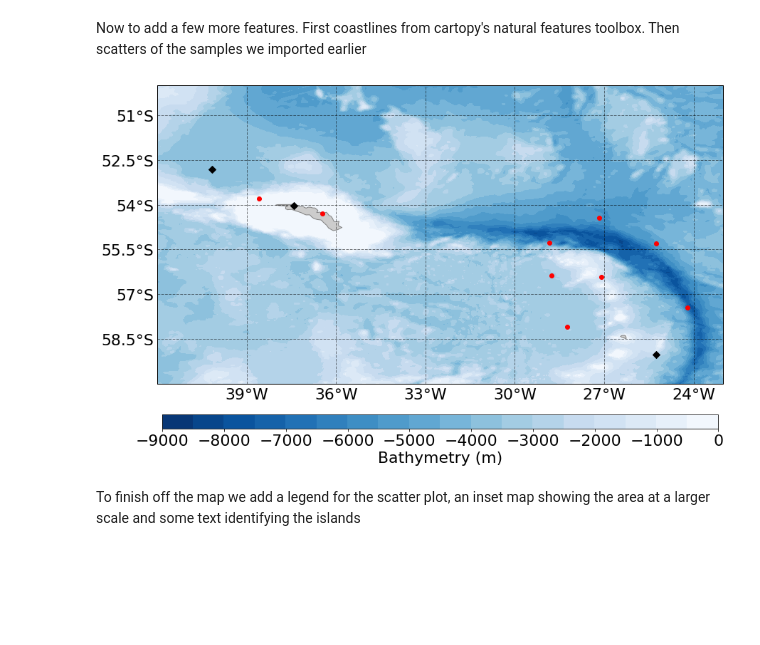
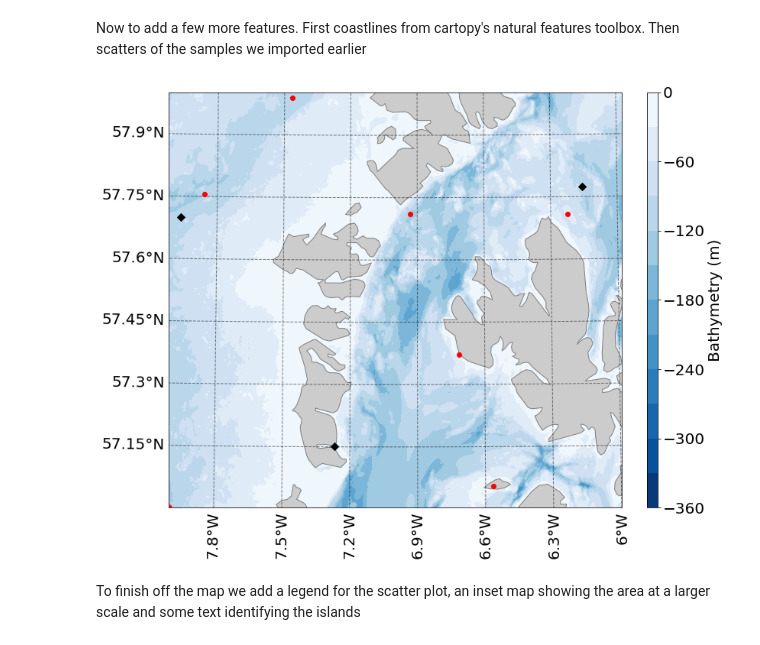
Before and after one commit to callumrollo/cartopy-basemap, a Jupyter notebook: cartopy_ex.ipynb, the cells around one changed output. Saved outputs shown, nothing was run; the diff lists cells and outputs as text; code cells hidden in the pictures; blank space fills up the shorter version.

Commit message:
move to Scotland. Show different coastline resolutions

```diff
--- a/cartopy_ex.ipynb
+++ b/cartopy_ex.ipynb
@@ -86,5 +53,5 @@ To save space and time I have subset the bathymetry plotted in this example. If
 Load the stored bathymetry data
 # %%
 bathy_ds = xr.open_dataset('./bathy.nc')
-bathy_lon, bathy_lat, bathy_h = bathy_ds.bathymetry.longitude, bathy_ds.bathymetry.latitude, bathy_ds.bathymetry.values
+bathy_lon, bathy_lat, bathy_h = bathy_ds.lon, bathy_ds.lat, bathy_ds.elevation.values
 # %% [markdown]
@@ -95,2 +67,4 @@ bathy_conts = np.arange(-9000,500,500)
+# %%
+bathy_conts = np.arange(-360, 30, 30)
 # %% [markdown]
 Here we load some scatter data from a two column csv for plotting later
@@ -106 +71,9 @@ sample_lat = lats[[0,2,7]]
+# %%
+# Create random sampling locations within our map area
+lons = w_lim + (e_lim-w_lim) *np.random.random_sample(10)
+lats = s_lim + (n_lim-s_lim) * np.random.random_sample(10)
+
+# Subset of sampling locations
+sample_lon = lons[:3]
+sample_lat = lats[:3]
 # %% [markdown]
@@ -108,6 +81,7 @@ Now to make the map itself. First we define our coordinate system, create figure
 # %%
-coord=ccrs.PlateCarree()
+coord=ccrs.AzimuthalEquidistant(central_latitude=(n_lim +s_lim)/2, central_longitude=(w_lim + e_lim)/2)
+pc = ccrs.PlateCarree()
 fig = plt.figure(figsize=(20,10))
 ax = fig.add_subplot(111, projection=coord)
-ax.set_extent([-42, -23, -60, -50], crs=coord)
+ax.set_extent([w_lim, e_lim, s_lim, n_lim], crs=pc)
 # %% [output]
@@ -145,30 +118,28 @@ Now to add a few more features. First coastlines from cartopy's natural features
 # %%
 fig = plt.figure(figsize=(20,10))
 ax = fig.add_subplot(111, projection=coord)
-ax.set_extent([-42, -23, -60, -50], crs=coord)
-bathy=ax.contourf(bathy_lon,bathy_lat,bathy_h,bathy_conts,transform=coord,cmap='Blues_r')
+ax.set_extent([w_lim, e_lim, s_lim, n_lim], crs=pc)
+bathy=ax.contourf(bathy_lon,bathy_lat,bathy_h,bathy_conts,transform=pc,cmap='Blues_r')
 
-gl = ax.gridlines(crs=ccrs.PlateCarree(), draw_labels=True,
-                  linewidth=1, color='k', alpha=0.5, linestyle='--')
+gl = ax.gridlines(crs=pc, draw_labels=True, linewidth=1, color='k', alpha=0.5, linestyle='--')
 gl.xlabels_top = False
 gl.ylabels_right = False
 gl.xformatter = LONGITUDE_FORMATTER
 gl.yformatter = LATITUDE_FORMATTER
 gl.ylines = True
 gl.xlines = True
-fig.colorbar(bathy,ax=ax,orientation='horizontal',label='Bathymetry (m)',shrink=0.7,pad=0.08,aspect=40)
+fig.colorbar(bathy,ax=ax,orientation='vertical',label='Bathymetry (m)',pad=0.03,aspect=40)
 
-
-feature = cartopy.feature.NaturalEarthFeature(name='coastline',
+feature = cartopy.feature.NaturalEarthFeature(name='land',
                                               category='physical',
-                                              scale='50m',
+                                              scale='10m',
                                               edgecolor='0.5',
                                               facecolor='0.8')
 ax.add_feature(feature)
-ax.scatter(lons,lats,zorder=5,color='red',label='Samples collected')
-ax.scatter(sample_lon,sample_lat,zorder=10,color='k',marker='D',s=50,label='Samples sequenced');
+ax.scatter(lons,lats,zorder=5,color='red',label='Samples collected', transform=pc)
+ax.scatter(sample_lon,sample_lat,zorder=10,color='k',marker='D',s=50,label='Samples sequenced', transform=pc);
 # %% [output]
-[figure, old version]
+[figure, new version]
 # %% [markdown]
 To finish off the map we add a legend for the scatter plot, an inset map showing the area at a larger scale and some text identifying the islands
 # %%
```
Also changed, not shown: parts of 22 cells of this notebook.
